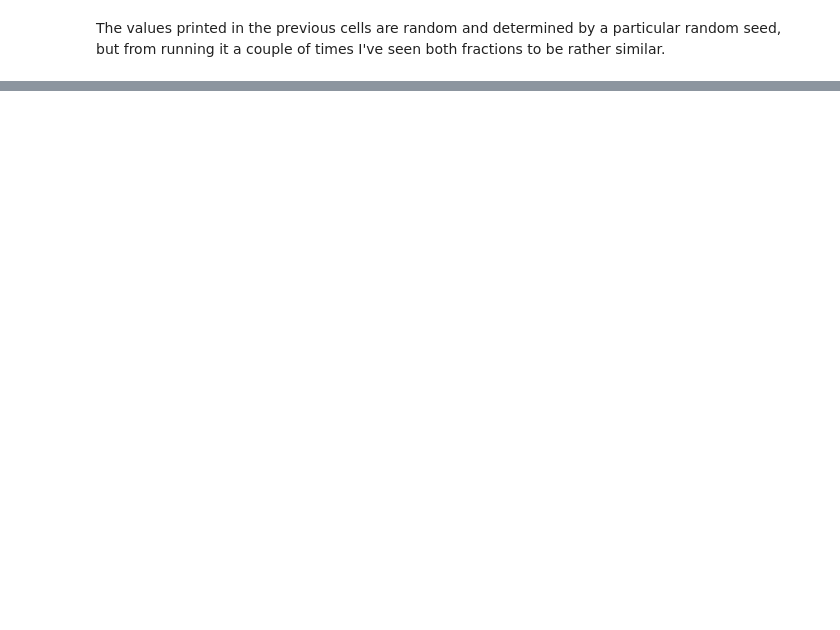
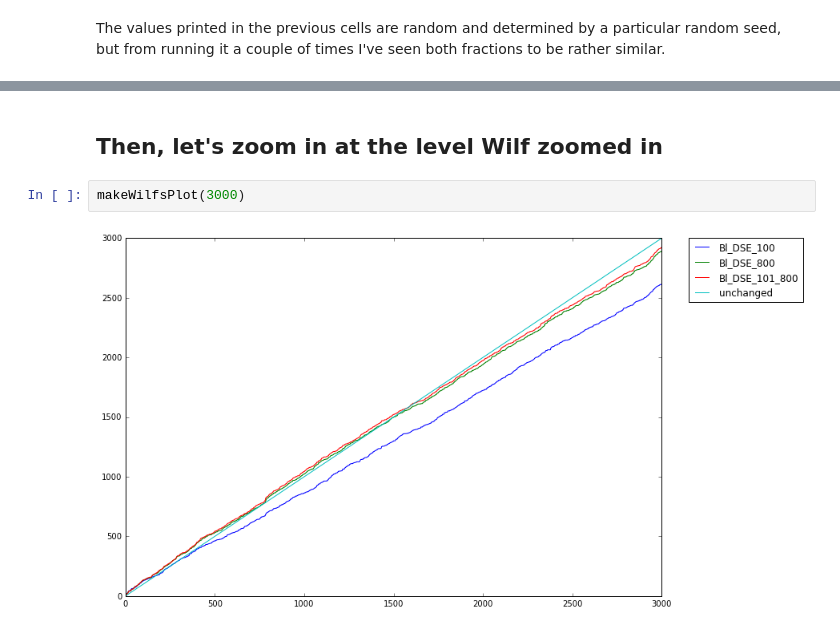
Before and after one commit to picrin/phdAll, a Jupyter notebook: masterBlood.ipynb, the cells around one changed output, grey strips where cells are left out. Drawn from its saved outputs; the diff is of its cells as text; blank space fills up the shorter version.

```diff
--- a/masterBlood.ipynb
+++ b/masterBlood.ipynb
@@ -481,0 +847,6 @@ I've re-read Wilf's report and tried to see which bits of analysis I'm missing.
+# %% [markdown]
+## Then, let's zoom in at the level Wilf zoomed in
+# %%
+makeWilfsPlot(3000)
+# %% [output]
+[figure, added]
```
Also changed, not shown: parts of 46 cells of this notebook, 10 other files.
